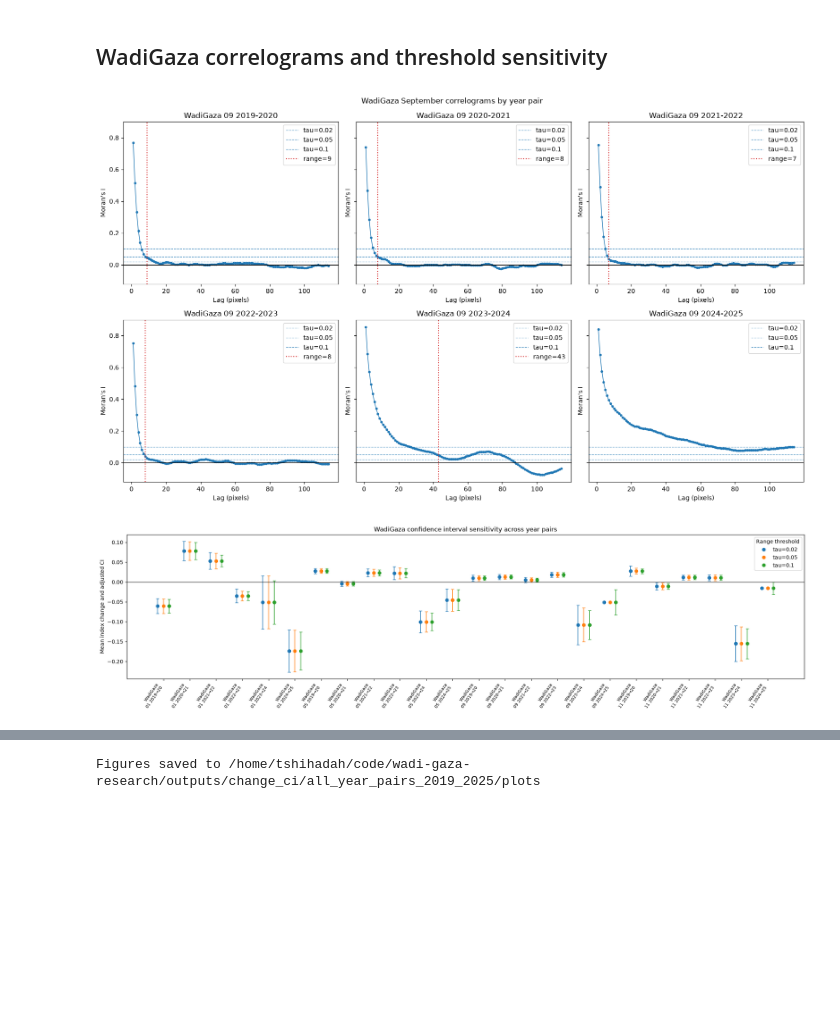
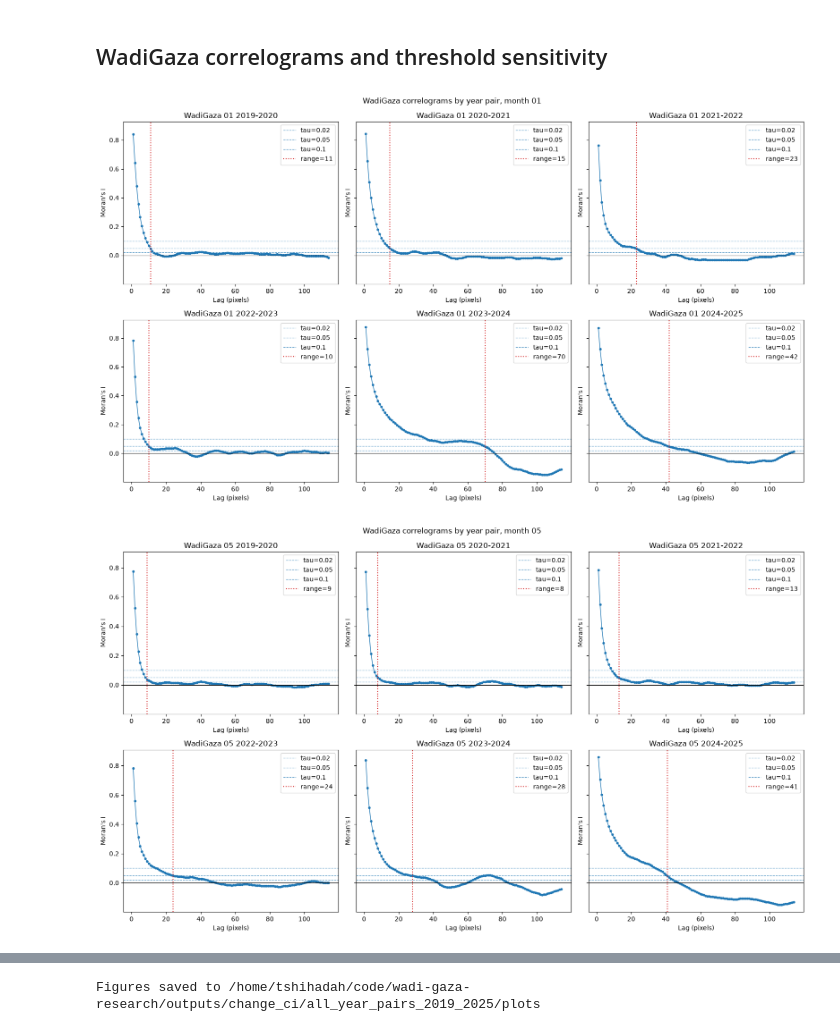
Before and after one commit to tariqshihadah/wadi-gaza-research, a Jupyter notebook: notebooks/12_visualize_change_results.ipynb, the cells around one changed output, grey strips where cells are left out. Drawn from its saved outputs; the diff is of its cells as text; code cells hidden in the pictures; blank space fills up the shorter version.

Commit message:
correlogram figures by month

```diff
--- a/notebooks/12_visualize_change_results.ipynb
+++ b/notebooks/12_visualize_change_results.ipynb
@@ -111,22 +111,19 @@ plt.show()
 # %% [markdown]
 ## WadiGaza correlograms and threshold sensitivity
 # %%
-fig, axes = plt.subplots(2, 3, figsize=(16, 9), sharey=True)
-for ax, year_start in zip(axes.flat, range(2019, 2025)):
-    pair = {
-        'study_area': 'WadiGaza', 'month': '09',
-        'year_start': year_start, 'year_end': year_start + 1,
-    }
-    plot_correlogram(correlograms, results, pair, ax=ax)
-fig.suptitle('WadiGaza September correlograms by year pair', y=1.02)
-save_figure(fig, PLOT_DIR / 'WadiGaza_September_correlograms_all_year_pairs.png')
-plt.show()
+for month in ['01', '05', '09', '11']:
+    fig, axes = plt.subplots(2, 3, figsize=(16, 9), sharey=True)
+    for ax, year_start in zip(axes.flat, range(2019, 2025)):
+        pair = {
+            'study_area': 'WadiGaza', 'month': month,
+            'year_start': year_start, 'year_end': year_start + 1,
+        }
+        plot_correlogram(correlograms, results, pair, ax=ax)
+    fig.suptitle(f'WadiGaza correlograms by year pair, month {pair["month"]}', y=1.02)
+    save_figure(fig, PLOT_DIR / f'WadiGaza_{month}_correlograms_all_year_pairs.png')
+    plt.show()
 
-fig, ax = plot_tau_sensitivity(results, filters={'study_area': 'WadiGaza'})
-ax.set_title('WadiGaza confidence interval sensitivity across year pairs')
-save_figure(fig, PLOT_DIR / 'WadiGaza_tau_sensitivity.png')
-plt.show()
 print(f'Figures saved to {PLOT_DIR}')
 # %% [output]
-[figure, old version]
+[figure, new version]
-[figure, old version]
+[figure, new version]
```
Also changed, not shown: parts of 1 cell of this notebook, 5 other files.
